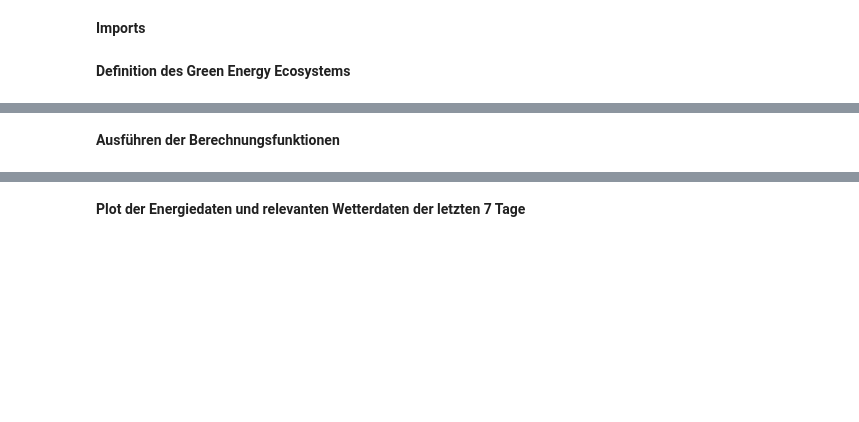
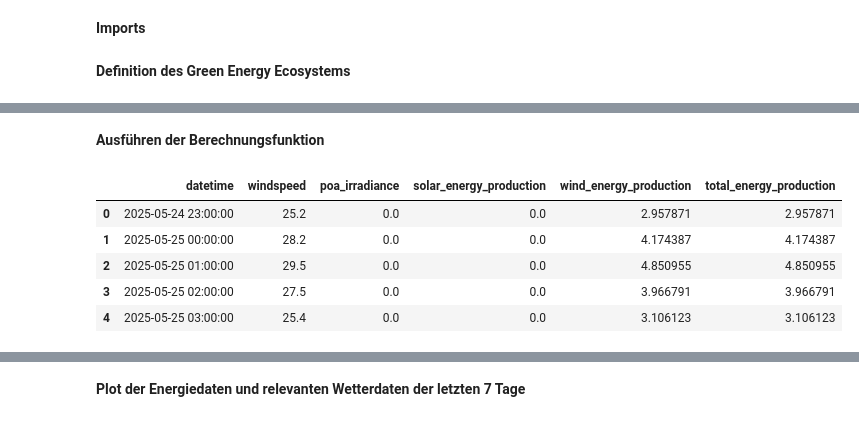
Before and after one commit to jgoeltsch/Forschungsseminar, a Jupyter notebook: ML_based_EMS.ipynb, the cells around one changed output, grey strips where cells are left out. Saved outputs shown, nothing was run; the diff lists cells and outputs as text; code cells hidden in the pictures; blank space fills up the shorter version.

```diff
--- a/ML_based_EMS.ipynb
+++ b/ML_based_EMS.ipynb
@@ -65,10 +83,18 @@ df_weather.head()
 # %% [markdown]
-**Ausführen der Berechnungsfunktionen**
+**Ausführen der Berechnungsfunktion**
 # %%
 # Bedarf und Ertrag berechnen
 df_energy = calculate_energy(
 df_weather,
 solar_peak_power, num_modules, area_per_module, module_efficiency, tilt_angle, latitude, longitude, azimuth, albedo,
-wind_peak_power, r, h, turbine_efficiency, cut_in, cut_out, num_turbines,
-yearly_demand, num_houses
+wind_peak_power, r, h, turbine_efficiency, cut_in, cut_out, num_turbines
 )
+
+display(df_energy.head())
+# %% [output]
+|  | datetime | windspeed | poa_irradiance | solar_energy_production | wind_energy_production | total_energy_production |
+| 0 | 2025-05-24 23:00:00 | 25.2 | 0.0 | 0.0 | 2.957871 | 2.957871 |
+| 1 | 2025-05-25 00:00:00 | 28.2 | 0.0 | 0.0 | 4.174387 | 4.174387 |
+| 2 | 2025-05-25 01:00:00 | 29.5 | 0.0 | 0.0 | 4.850955 | 4.850955 |
+| 3 | 2025-05-25 02:00:00 | 27.5 | 0.0 | 0.0 | 3.966791 | 3.966791 |
+| 4 | 2025-05-25 03:00:00 | 25.4 | 0.0 | 0.0 | 3.106123 | 3.106123 |
```
Also changed, not shown: parts of 11 cells of this notebook, 7 other files.
